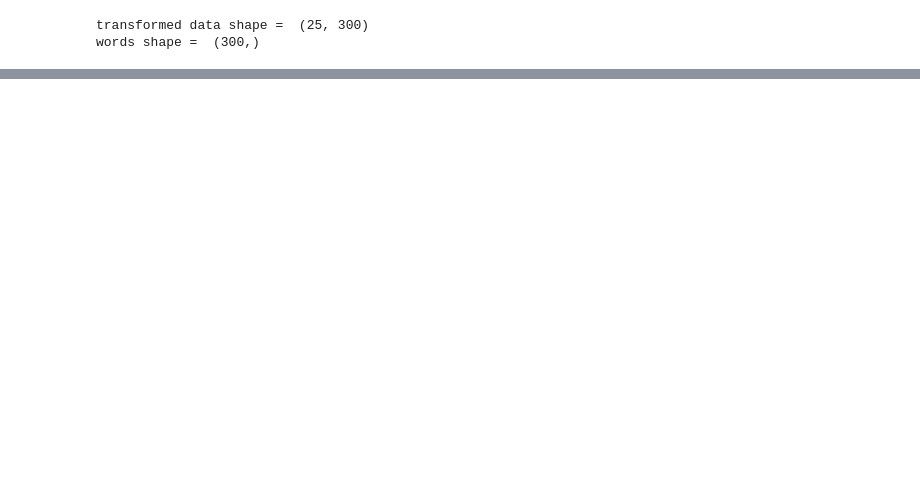
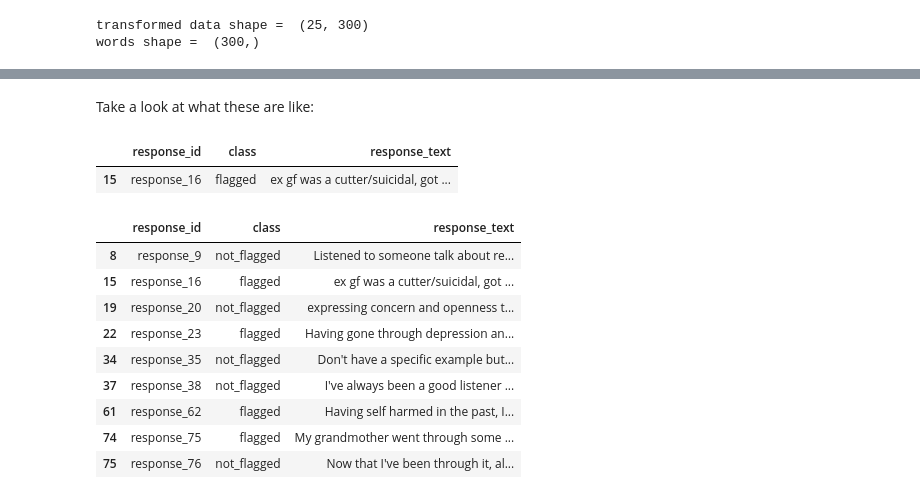
Before and after one commit to mitramir55/Kaggle-NLP-text-classification, a Jupyter notebook: deepNLP_notebook_1.ipynb, the cells around one changed output, grey strips where cells are left out. Cells and saved outputs as stored; diff of their text form; code cells hidden in the pictures; blank space fills up the shorter version.

```diff
--- a/deepNLP_notebook_1.ipynb
+++ b/deepNLP_notebook_1.ipynb
@@ -102,0 +136,18 @@ words_df
+# %%
+import regex as re
+
+def remove_stopwords(list_of_words):
+    filtered_list = [w for w in list_of_words if not w.lower() in stop_words]
+    return filtered_list
+
+def check_punct(list_of_words):
+    """
+    look at the tokenized text. if there was any punctuation, it is redundant.
+    """
+    filtered_list = []
+    for word in list_of_words:
+        if re.findall("[()!><.,`?']", word):
+            pass
+        else: filtered_list.append(word)
+
+    return filtered_list
@@ -102,0 +161,9 @@ words_df
+# %%
+def clean_and_tokenize(text):
+
+    word_list = word_tokenize(text)
+    word_list = remove_stopwords(word_list)
+    word_list = check_punct(word_list)
+    return word_list
+# %%
+df.loc[:, 'cleaned_word_list'] = df.loc[:, 'response_text'].apply(lambda t: clean_and_tokenize(t))
@@ -102,0 +204,2 @@ words_df
+# %%
+df.loc[:, 'tokenized_words'] = [df.loc[i, 'response_text'].lower().split(" ") for i in range(len(df))]
@@ -106,5 +229,25 @@ fig.update_xaxes(tickangle= -45)
 fig.show()
 # %% [output]
 [interactive output not drawn]
+# %% [markdown]
+Take a look at what these are like:
+# %%
+df[df['response_text'].str.contains('ex[^a-z]')]
+# %% [output]
+|  | response_id | class | response_text |
+| 15 | response_16 | flagged | ex gf was a cutter/suicidal, got ... |
 # %%
 #list(vectorizer.get_feature_names_out())
+# %%
+df[df['response_text'].str.contains('ex')]
+# %% [output]
+|  | response_id | class | response_text |
+| 8 | response_9 | not_flagged | Listened to someone talk about re... |
+| 15 | response_16 | flagged | ex gf was a cutter/suicidal, got ... |
+| 19 | response_20 | not_flagged | expressing concern and openness t... |
+| 22 | response_23 | flagged | Having gone through depression an... |
+| 34 | response_35 | not_flagged | Don't have a specific example but... |
+| 37 | response_38 | not_flagged | I've always been a good listener ... |
+| 61 | response_62 | flagged | Having self harmed in the past, I... |
+| 74 | response_75 | flagged | My grandmother went through some ... |
+| 75 | response_76 | not_flagged | Now that I've been through it, al... |
```
Also changed, not shown: parts of 21 cells of this notebook, 1 other file.
